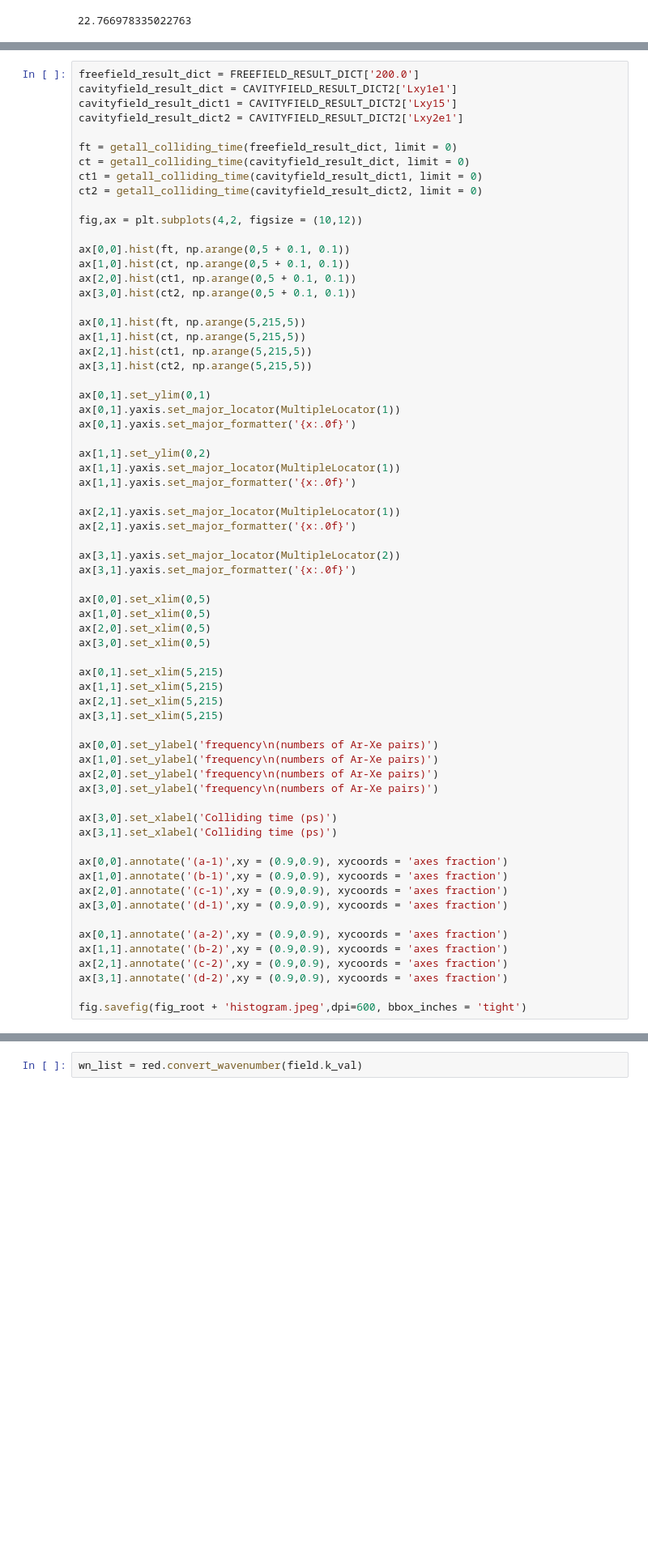
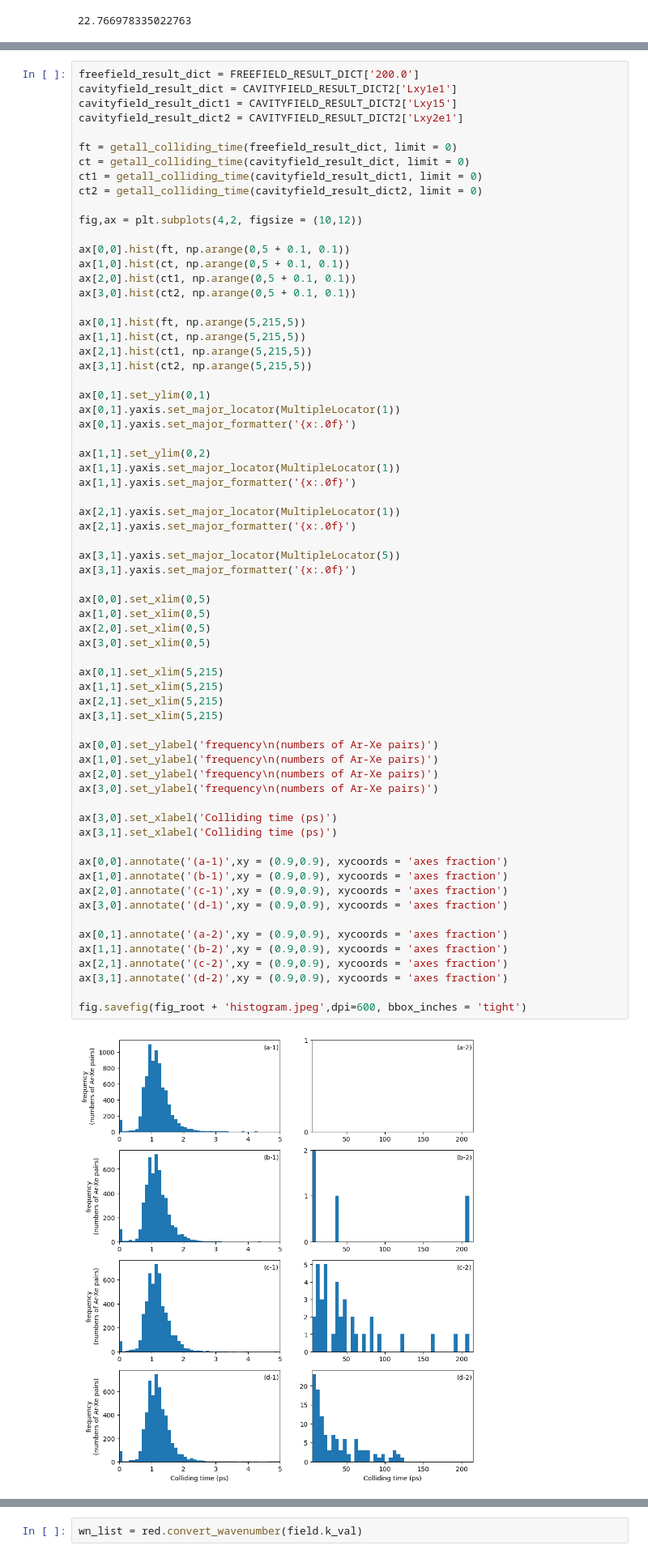
Before and after one commit to RibeiroGroup/Molecular-Dynamics-for-CIS, a Jupyter notebook: src/Plot-Copy1.ipynb, the cells around one changed output, grey strips where cells are left out. Shown at 81% size. Cells and saved outputs as stored; diff of their text form; blank space fills up the shorter version.

```diff
--- a/src/Plot-Copy1.ipynb
+++ b/src/Plot-Copy1.ipynb
@@ -380,38 +333,40 @@ ax[1,1].yaxis.set_major_formatter('{x:.0f}')
 ax[2,1].yaxis.set_major_locator(MultipleLocator(1))
 ax[2,1].yaxis.set_major_formatter('{x:.0f}')
 
-ax[3,1].yaxis.set_major_locator(MultipleLocator(2))
+ax[3,1].yaxis.set_major_locator(MultipleLocator(5))
 ax[3,1].yaxis.set_major_formatter('{x:.0f}')
 
 ax[0,0].set_xlim(0,5)
 ax[1,0].set_xlim(0,5)
 ax[2,0].set_xlim(0,5)
 ax[3,0].set_xlim(0,5)
 
 ax[0,1].set_xlim(5,215)
 ax[1,1].set_xlim(5,215)
 ax[2,1].set_xlim(5,215)
 ax[3,1].set_xlim(5,215)
 
 ax[0,0].set_ylabel('frequency\n(numbers of Ar-Xe pairs)')
 ax[1,0].set_ylabel('frequency\n(numbers of Ar-Xe pairs)')
 ax[2,0].set_ylabel('frequency\n(numbers of Ar-Xe pairs)')
 ax[3,0].set_ylabel('frequency\n(numbers of Ar-Xe pairs)')
 
 ax[3,0].set_xlabel('Colliding time (ps)')
 ax[3,1].set_xlabel('Colliding time (ps)')
 
 ax[0,0].annotate('(a-1)',xy = (0.9,0.9), xycoords = 'axes fraction')
 ax[1,0].annotate('(b-1)',xy = (0.9,0.9), xycoords = 'axes fraction')
 ax[2,0].annotate('(c-1)',xy = (0.9,0.9), xycoords = 'axes fraction')
 ax[3,0].annotate('(d-1)',xy = (0.9,0.9), xycoords = 'axes fraction')
 
 ax[0,1].annotate('(a-2)',xy = (0.9,0.9), xycoords = 'axes fraction')
 ax[1,1].annotate('(b-2)',xy = (0.9,0.9), xycoords = 'axes fraction')
 ax[2,1].annotate('(c-2)',xy = (0.9,0.9), xycoords = 'axes fraction')
 ax[3,1].annotate('(d-2)',xy = (0.9,0.9), xycoords = 'axes fraction')
 
 fig.savefig(fig_root + 'histogram.jpeg',dpi=600, bbox_inches = 'tight')
+# %% [output]
+[figure, added]
 # %%
 cavityfield_result_dict2 = categorizing_result(
     CAVITYFIELD_RESULT_DICT2['Lxy15'], ''
```
Also changed, not shown: parts of 12 cells of this notebook, 8 other files.
